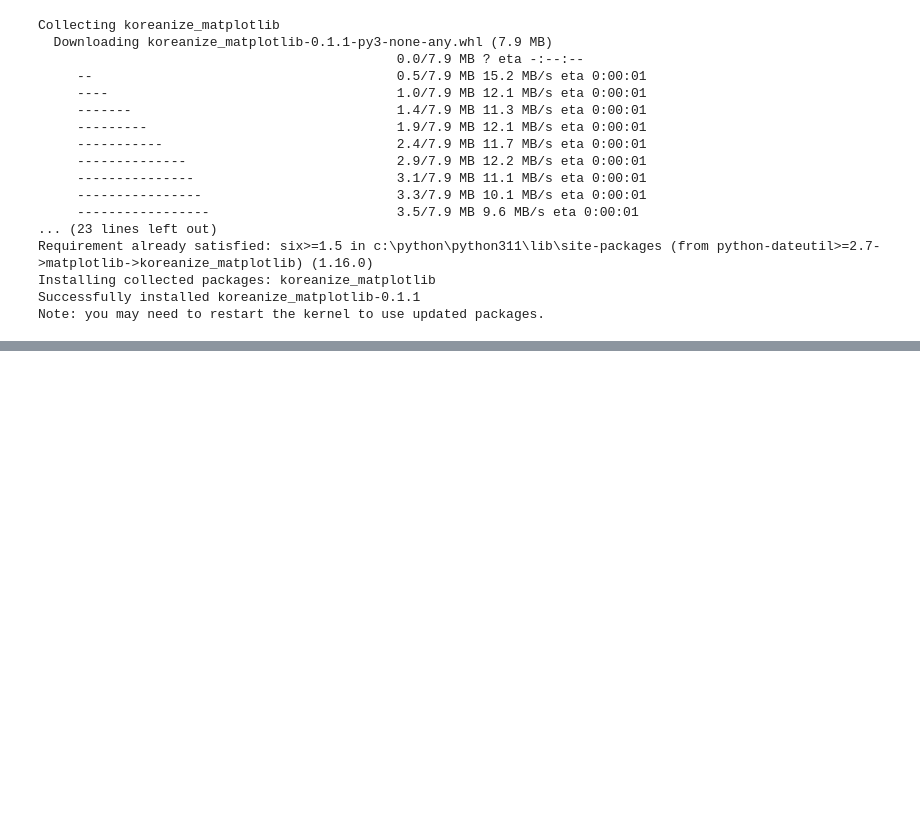
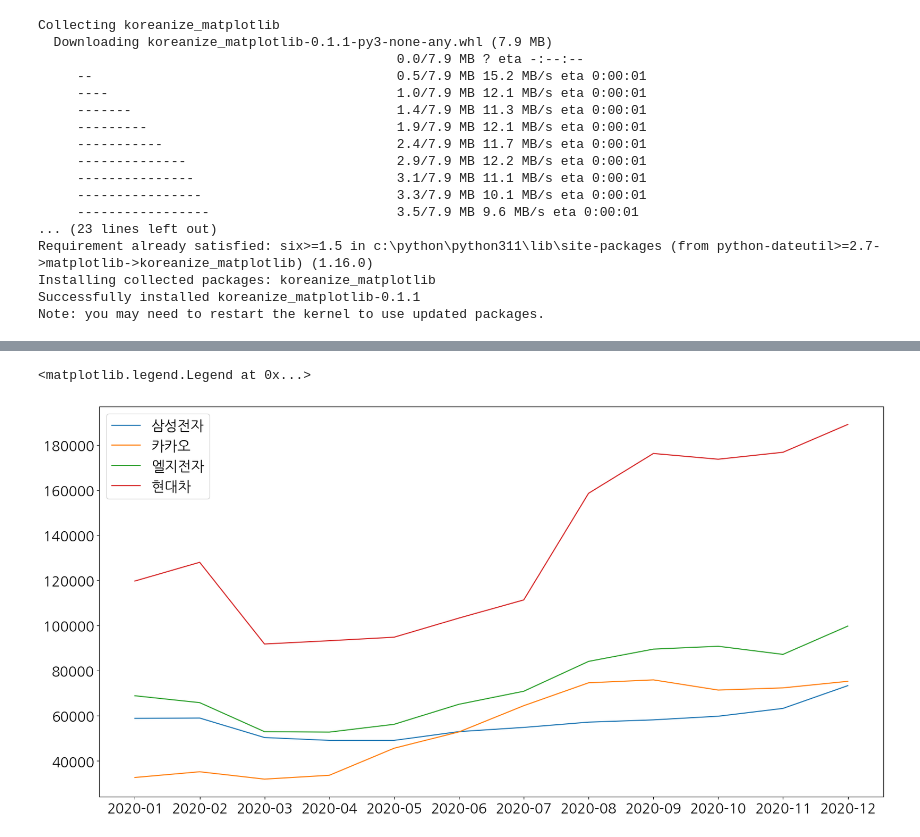
Before and after one commit to YimJeoYeol/e_commerce, a Jupyter notebook: visualization.ipynb, the cells around one changed output, grey strips where cells are left out. Cells and saved outputs as stored; diff of their text form; code cells hidden in the pictures; blank space fills up the shorter version.

```diff
--- a/visualization.ipynb
+++ b/visualization.ipynb
@@ -122,0 +192,11 @@ hdm = [
+# %%
+plt.figure(figsize=(20,10))
+plt.rcParams.update({'font.size': 20})
+plt.plot(m2020, sec, label="삼성전자")
+plt.plot(m2020, kakao, label="카카오")
+plt.plot(m2020, lge, label="엘지전자")
+plt.plot(m2020, hdm, label="현대차")
+plt.legend()
+# %% [output]
+<matplotlib.legend.Legend at 0x...>
+[figure, added]
```
Also changed, not shown: parts of 16 cells of this notebook, 5 other files.
